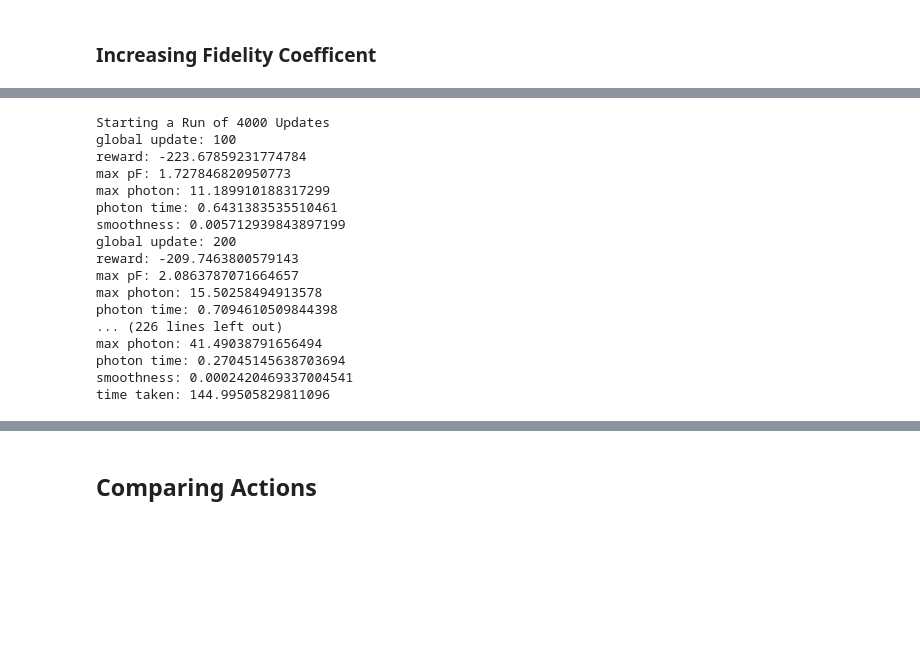
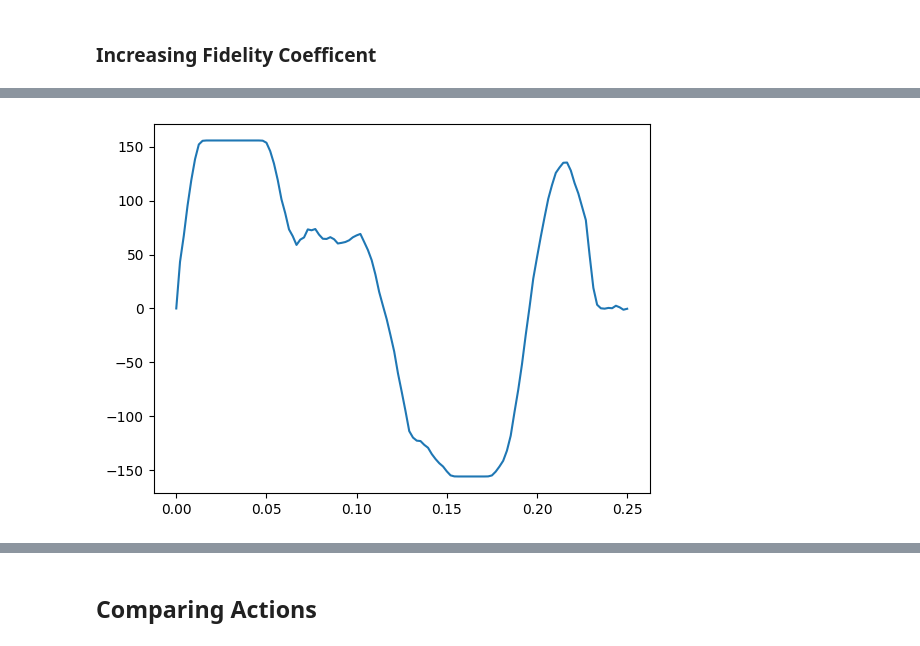
Before and after one commit to AnikenC/ReadoutWithRL, a Jupyter notebook: readoutWithRL/MLControl/ppo_learning.ipynb, the cells around one changed output, grey strips where cells are left out. Drawn from its saved outputs; the diff is of its cells as text; code cells hidden in the pictures; blank space fills up the shorter version.

```diff
--- a/readoutWithRL/MLControl/ppo_learning.ipynb
+++ b/readoutWithRL/MLControl/ppo_learning.ipynb
@@ -300,18 +300,20 @@ config_2 = {
     "ACTION_PRINT_RATE": 100,
 }
 # %%
-single_train_low = jit(PPO_make_train(config_2), static_argnums=(-2, -1))
+single_train_smo = jit(PPO_make_train(config_2), static_argnums=(-2, -1))
 
-print(f"Starting a Run of {num_updates} Updates")
+smoothness_coeff_2 = 5.0
+
+print(f"Starting a Run of {num_updates_2} Updates")
 start = time.time()
-single_result_low = single_train_low(
+single_result_smo = single_train_smo(
     _rng,
     kappa,
     chi,
     kerr,
     time_coeff,
     snr_coeff,
-    smoothness_coeff,
+    smoothness_coeff_2,
     n0,
     tau_0,
     res_amp_scaling,
@@ -323,7 +325,7 @@ single_result_low = single_train_low(
     init_fid,
     photon_weight,
     # batchsize,
-    num_envs_2)
+    num_envs)
 end = time.time()
 print(f"time taken: {end - start}")
 # %% [output]
@@ -428,45 +404,7 @@ config_3 = {
-# %%
-single_train_lower = jit(PPO_make_train(config_3), static_argnums=(-2, -1))
-
-print(f"Starting a Run of {num_updates_2} Updates")
-start = time.time()
-single_result_lower = single_train_lower(
-    _rng,
-    kappa,
-    chi,
-    kerr,
-    time_coeff,
-    snr_coeff,
-    smoothness_coeff,
-    n0,
-    tau_0,
-    res_amp_scaling,
-    nR,
-    snr_scale_factor,
-    gamma_I,
-    photon_gamma,
-    num_t1,
-    init_fid,
-    photon_weight,
-    # batchsize,
-    num_envs_3)
-end = time.time()
-print(f"time taken: {end - start}")
-# %% [output]
-Starting a Run of 4000 Updates
-global update: 100
-reward: -223.67859231774784
-max pF: 1.727846820950773
-max photon: 11.189910188317299
-photon time: 0.6431383535510461
-smoothness: 0.005712939843897199
-global update: 200
-reward: -209.7463800579143
-max pF: 2.0863787071664657
-max photon: 15.50258494913578
-photon time: 0.7094610509844398
-... (226 lines left out)
-max photon: 41.49038791656494
-photon time: 0.27045145638703694
-smoothness: 0.0002420469337004541
-time taken: 144.99505829811096
+# %%
+mean_actions_smo = -jnp.mean(actions_smo, axis=1)[-1]
+smooth_action_smo = env.prepare_action(mean_actions_smo)
+plt.plot(env.ts_action, smooth_action_smo)
+plt.show()
+# %% [output]
+[figure, added]
```
Also changed, not shown: parts of 14 cells of this notebook.
